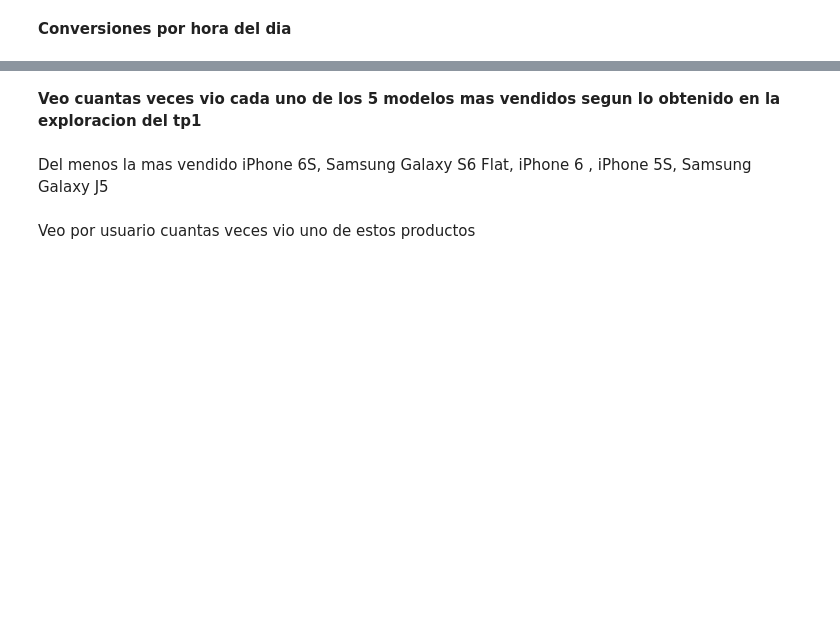
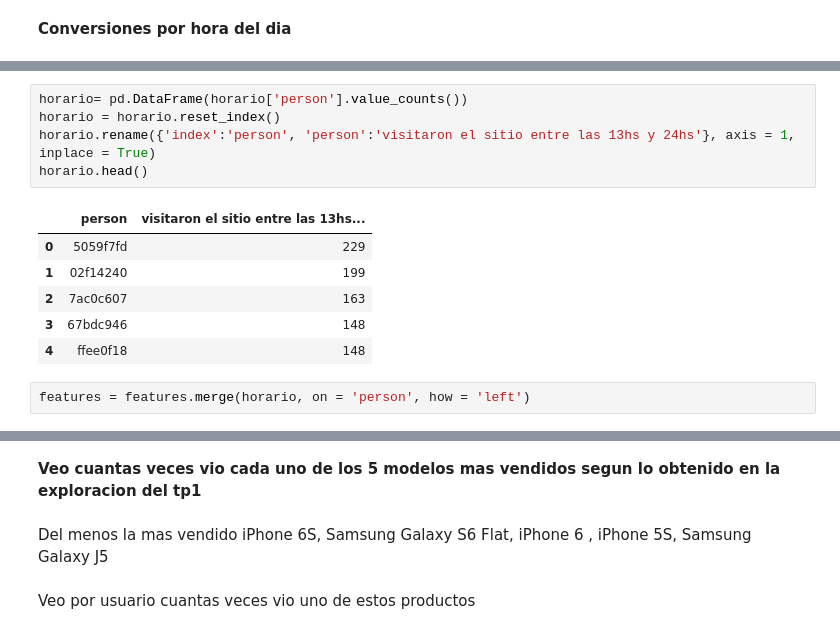
Before and after one commit to Blaz77/DatosReloaded, a Jupyter notebook: TP2/resolucion2.ipynb, the cells around one changed output, grey strips where cells are left out. Saved outputs shown, nothing was run; the diff lists cells and outputs as text; blank space fills up the shorter version.

```diff
--- a/TP2/resolucion2.ipynb
+++ b/TP2/resolucion2.ipynb
@@ -254,0 +271,14 @@ plt.hist(conversions['hour'].value_counts(),bins = 24);
+# %%
+horario= pd.DataFrame(horario['person'].value_counts())
+horario = horario.reset_index()
+horario.rename({'index':'person', 'person':'visitaron el sitio entre las 13hs y 24hs'}, axis = 1, inplace = True)
+horario.head()
+# %% [output]
+|  | person | visitaron el sitio entre las 13hs... |
+| 0 | 5059f7fd | 229 |
+| 1 | 02f14240 | 199 |
+| 2 | 7ac0c607 | 163 |
+| 3 | 67bdc946 | 148 |
+| 4 | ffee0f18 | 148 |
+# %%
+features = features.merge(horario, on = 'person', how = 'left')
```
Also changed, not shown: parts of 9 cells of this notebook.
